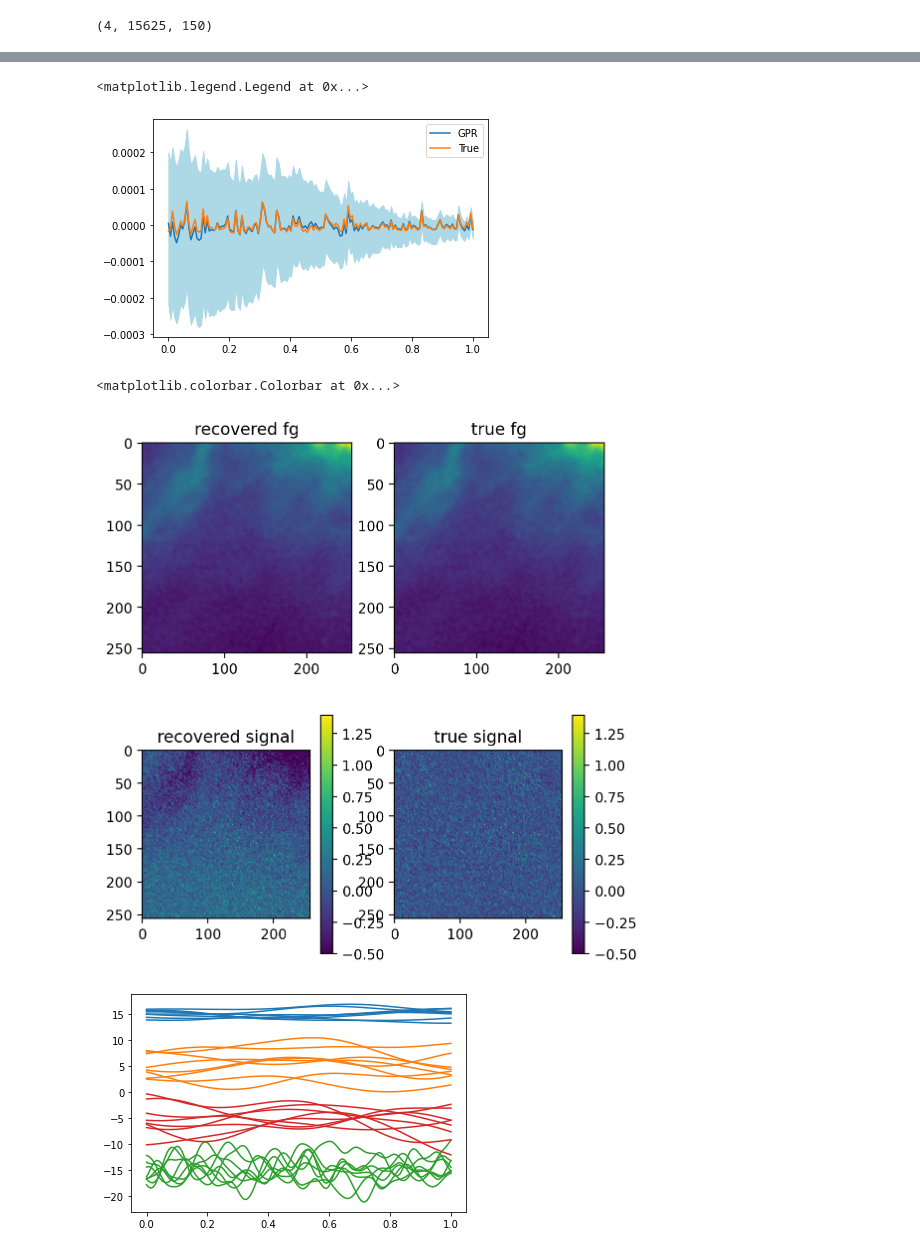
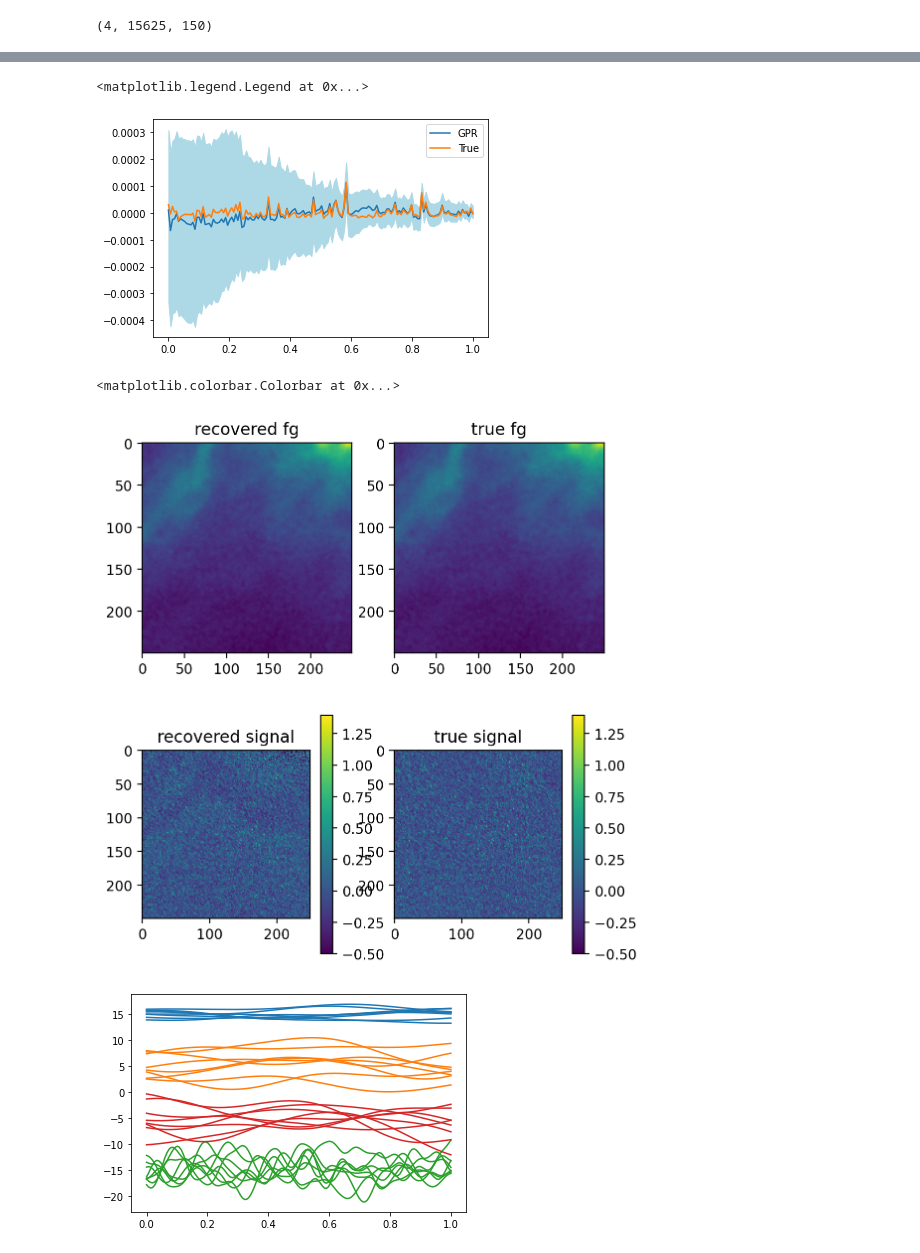
Before and after one commit to dkn16/H21F, a Jupyter notebook: GP_toymodel_distribute_hierachy.ipynb, the cells around one changed output, grey strips where cells are left out. Cells and saved outputs as stored; diff of their text form; code cells hidden in the pictures.

Commit message:
distributed settings

```diff
--- a/GP_toymodel_distribute_hierachy.ipynb
+++ b/GP_toymodel_distribute_hierachy.ipynb
@@ -31,3 +31,13 @@ Root = tfed.JointDistributionCoroutine.Root
+# %%
+dim = 250
+initial_states = jnp.load('states_toymodel_distributed.npy',allow_pickle = True)
+kernel_var = jnp.array(initial_states[0])[:,0,:].reshape(1000).mean()
+kernel_length = jnp.array(initial_states[2])[:,0,:].reshape(1000).mean()
+kernel_noise = jnp.array(initial_states[1])[:,0,:].reshape(1000).mean()
+
+kernel_var = jnp.tile(kernel_var,dim*dim)
+kernel_length = jnp.tile(kernel_length,dim*dim)
+kernel_noise = jnp.tile(kernel_noise,dim*dim)
 # %%
 
 # create artificial regression dataset
@@ -240,2 +304,7 @@ step: 683,leap_frogs: 255,step_size: 1.5e-20,accept_ratio:0.0898,log_prob:-15951
 # %%
-jnp.save('states.npy',states)
+#dim = 250
+X, Y, X_test = get_data(dim)
+Y = Y.reshape((4,int(dim**2/4),150))
+states = jnp.load('states_toymodel_distributed_hierachy.npy',allow_pickle=True).item()
+for keys in states.keys():
+    print(states[keys].shape)
@@ -281,0 +411,10 @@ percentiles = np.percentile(means, [5.0, 95.0], axis=0)
+# %%
+#del states,kernel_var,kernel_length,kernel_noise
+#means = jnp.load('means.npy')
+
+
+means = means.reshape((50,-1,150))
+
+mean_prediction = jnp.mean(means, axis=0)
+percentiles = np.percentile(means, [5.0, 95.0], axis=0)
+#mean_prediction = means.reshape((-1,150))
@@ -290,38 +455,38 @@ plt.plot(X,mean_prediction[100])
 # %%
-cosmos=jnp.load(f'/work/dante/data/fg_rm_data/train_data/data_3/cosmos/HI_idx_1_loc_0.npy').astype(jnp.float64).transpose(2,1,0)
+cosmos=jnp.load(f'/work/dante/data/fg_rm_data/train_data/data_3/cosmos/HI_idx_1_loc_0.npy').astype(jnp.float64)[:,0:dim,0:dim].transpose(2,1,0)
 
 cosmos = cosmos - jnp.mean(cosmos,axis=(0,1))
-cosmos = cosmos.reshape(256*256,150)
+cosmos = cosmos.reshape(dim*dim,150)
 # %%
-i=13550
+i=234
 plt.plot(X,Y1[i]-mean_prediction[i])
 
 plt.plot(X,cosmos[i]/10000)
 plt.fill_between(X_test,Y1[i]-percentiles[0, i,:], Y1[i]-percentiles[1, i,:], color="lightblue")
 plt.legend(['GPR','True'])
 # %% [output]
 <matplotlib.legend.Legend at 0x...>
-[figure, old version]
+[figure, new version]
 # %%
 i=20
 plt.figure(figsize=(6,7),dpi=200)
 plt.subplot(2,2,1)
-plt.imshow(mean_prediction[:,i].reshape(256,256))
+plt.imshow(mean_prediction[:,i].reshape(250,250))
 plt.title('recovered fg')
 plt.subplot(2,2,2)
-plt.imshow(Y1[:,i].reshape(256,256))
+plt.imshow(Y1[:,i].reshape(250,250))
 plt.title('true fg')
 plt.subplot(2,2,3)
-plt.imshow((Y1[:,i]-mean_prediction[:,i]).reshape(256,256)*10000,vmin=-0.5,vmax=1.4)
+plt.imshow((Y1[:,i]-mean_prediction[:,i]).reshape(250,250)*10000,vmin=-0.5,vmax=1.4)
 plt.title('recovered signal')
 plt.colorbar()
 plt.subplot(2,2,4)
-plt.imshow(cosmos[:,i].reshape(256,256),vmin=-0.5,vmax=1.4)
+plt.imshow(cosmos[:,i].reshape(250,250),vmin=-0.5,vmax=1.4)
 plt.title('true signal')
 plt.colorbar()
 # %% [output]
 <matplotlib.colorbar.Colorbar at 0x...>
-[figure, old version]
+[figure, new version]
 # %%
 k1 = kernel(X, X,  0.052016747, 0.23297304, 1.81647456)
 k2 = kernel(X, X,  1.52016747, 0.23297304, 1.81647456)
```
Also changed, not shown: parts of 12 cells of this notebook, 5 other files.
